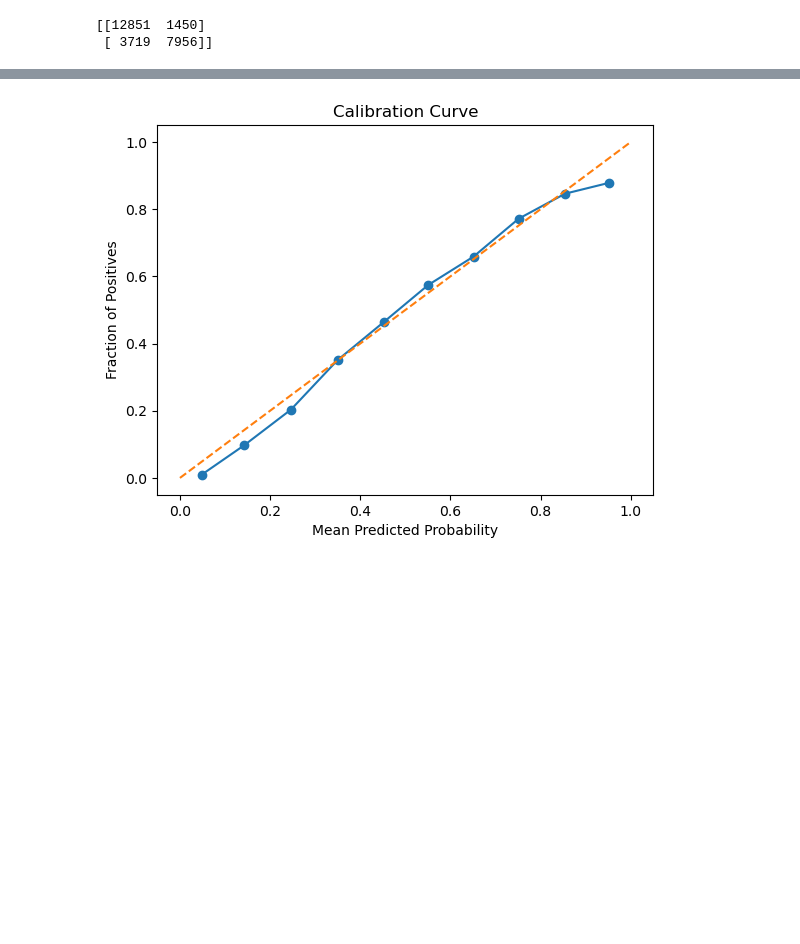
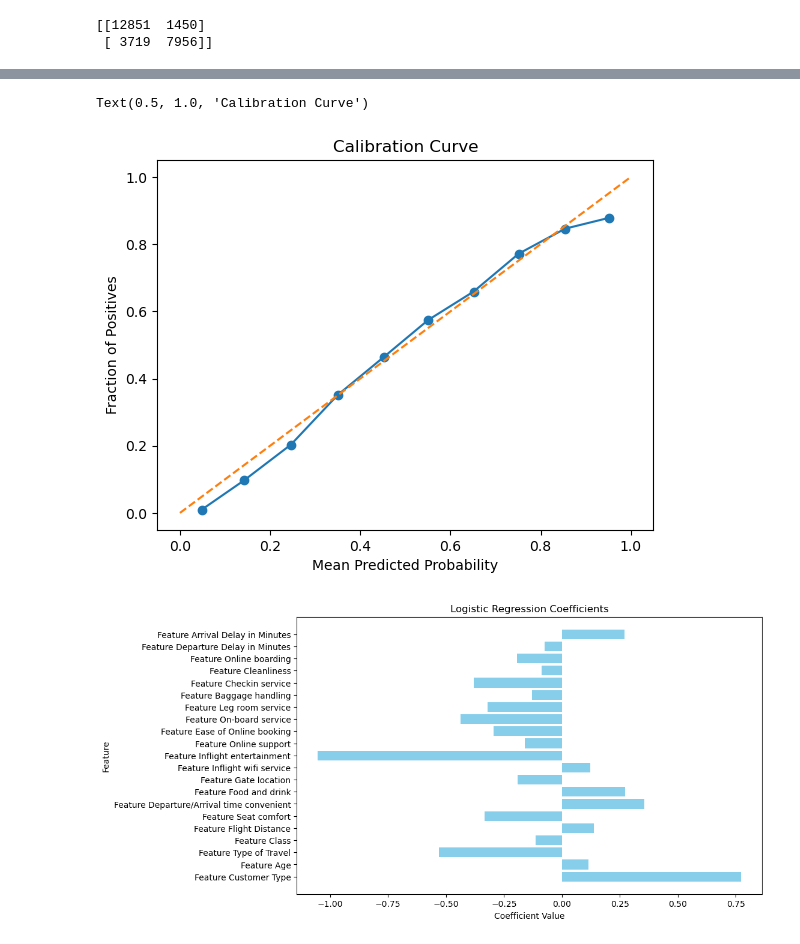
Before and after one commit to padrigon-lynbert/Airline_satisfactory_model, a Jupyter notebook: airline.ipynb, the cells around one changed output, grey strips where cells are left out. Drawn from its saved outputs; the diff is of its cells as text; code cells hidden in the pictures; blank space fills up the shorter version.

Commit message:
coef

```diff
--- a/airline.ipynb
+++ b/airline.ipynb
@@ -114,10 +116,22 @@ plt.plot([0, 1], [0, 1], linestyle='--')
 plt.xlabel('Mean Predicted Probability')
 plt.ylabel('Fraction of Positives')
 plt.title('Calibration Curve')
-
-save_path = "D:\manualCDmanagement\codes\Projects\VMs\skl algorithms\Logistic Regression/pyenv1/Storage"
-savename = 'callibration_curve.png'
-save_this = os.path.join(save_path, savename)
-plt.savefig(save_this)
 # %% [output]
+Text(0.5, 1.0, 'Calibration Curve')
 [figure]
+# %%
+coefficients = model.coef_[0]
+feature_names = [f'Feature {i}' for i in X.columns]  # Construct feature names
+
+plt.figure(figsize=(10, 6))
+plt.barh(feature_names, coefficients, color='skyblue')
+plt.xlabel('Coefficient Value')
+plt.ylabel('Feature')
+plt.title('Logistic Regression Coefficients')
+
+save_path = "D:\manualCDmanagement\codes\Projects\VMs\skl algorithms\Logistic Regression/Airline/Figures"
+savename = 'coefficisnts.png'
+save_this = os.path.join(save_path, savename)
+plt.savefig(save_this)
+# %% [output]
+[figure, added]
```
Also changed, not shown: parts of 4 cells of this notebook.
